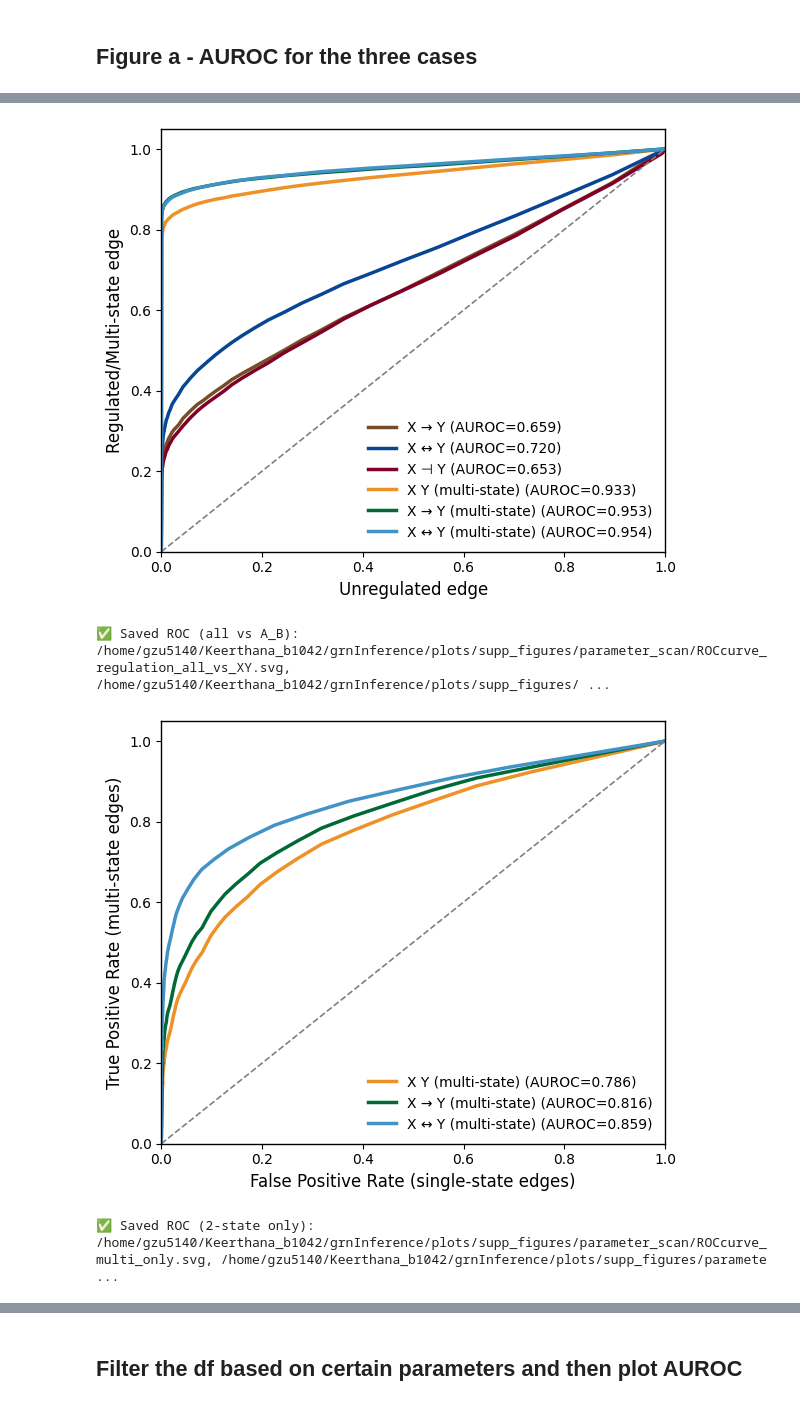
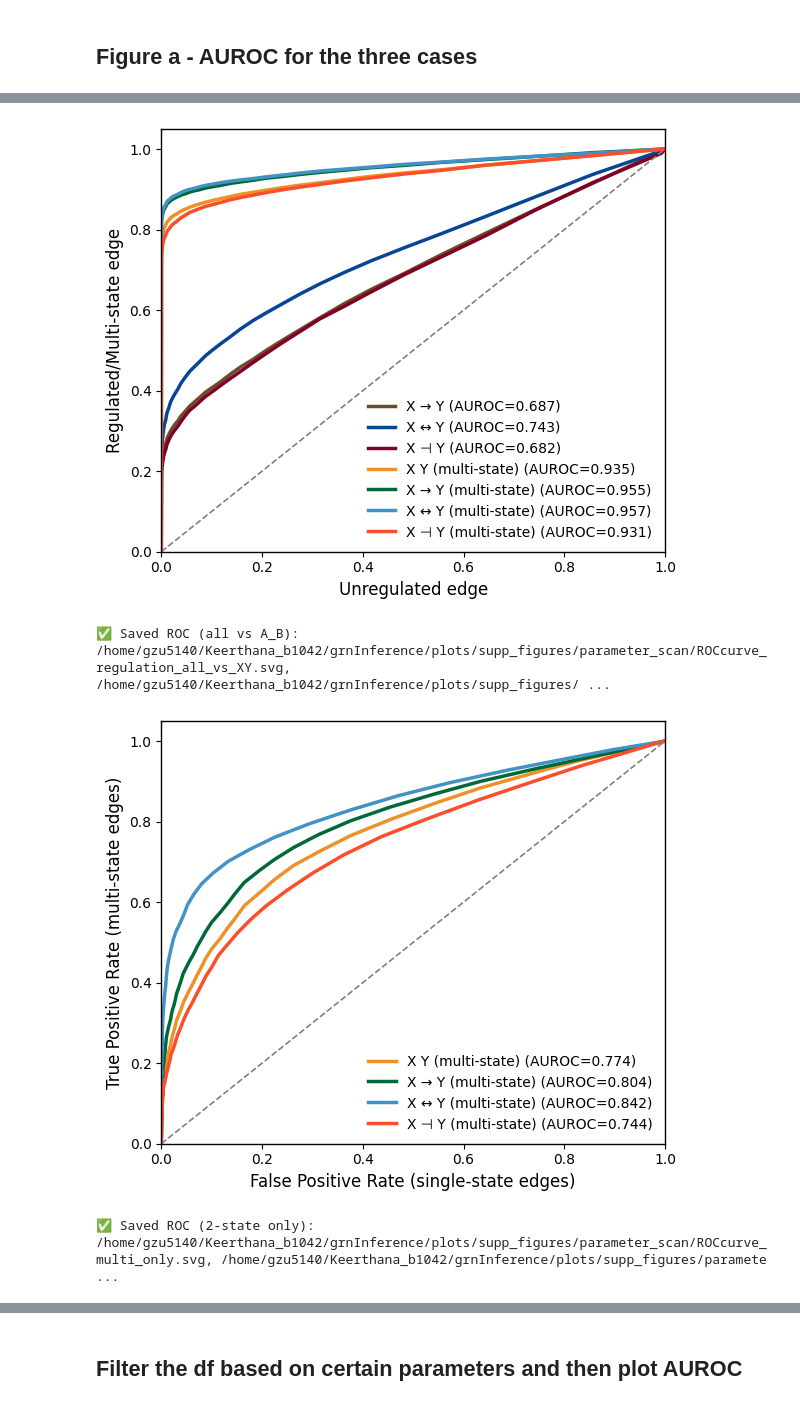
Before and after one commit to Keerthana910234/TwINFER, a Jupyter notebook: scripts_to_make_figures/parameter_scan.ipynb, the cells around one changed output, grey strips where cells are left out. Cells and saved outputs as stored; diff of their text form; code cells hidden in the pictures.

Commit message:
parameter_scan

```diff
--- a/scripts_to_make_figures/parameter_scan.ipynb
+++ b/scripts_to_make_figures/parameter_scan.ipynb
@@ -10,7 +10,7 @@ output_folder = "/home/gzu5140/Keerthana_b1042/grnInference/plot_data/parameter_
 # Path to main folder
 names = ["A_to_B", "A_B", "A_rep_B", "A_and_B"]
 for name in names:
-    path_to_main_folder = Path(f"/home/gzu5140/Keerthana_b1042/grnInference/analysisData/parameter_scan/{name}")
+    path_to_main_folder = Path(f"/home/gzu5140/Keerthana_b1042/grnInference/analysisData/parameter_scan_1_20/{name}")
 
     # Find all CSV files inside subfolders (recursive search)
     csv_files = list(path_to_main_folder.rglob("*.csv"))
@@ -50,7 +75,7 @@ from pathlib import Path
 # === PATHS ===
 base_path = Path("/home/gzu5140/Keerthana_b1042/grnInference")
 param_path = base_path / "simulation_data/parameter_scan_simulations/simulation_details"
-analysis_path = base_path / "analysisData/parameter_scan"
+analysis_path = base_path / "analysisData/parameter_scan_1_20"
 output_folder = base_path / "plot_data/parameter_scan"
 output_folder.mkdir(parents=True, exist_ok=True)
 
@@ -78,7 +103,7 @@ def split_param_index(series):
     return parts.applymap(lambda x: "_".join(str(x).split("_")[:2]) if pd.notna(x) else None)
 
 # === PROCESS EACH DATASET ===
-for name in ["A_to_B_2_states", "A_B_2_states", "A_and_B_2_states"]:
+for name in ["A_to_B_2_states", "A_B_2_states", "A_and_B_2_states", "A_rep_B_2_states"]:
     files = list((analysis_path / name).rglob("*.csv"))
     print(f"Found {len(files)} CSVs for {name}")
     if not files:
@@ -105,5 +146,6 @@ print("\nAll merges complete.")
 # %%
-import os
+
+folder = Path("/home/gzu5140/Keerthana_b1042/grnInference/plot_data/parameter_scan/")
 output_folder_plot = Path("/home/gzu5140/Keerthana_b1042/grnInference/plots/supp_figures/parameter_scan/")
 os.makedirs(output_folder_plot, exist_ok = True)
 # %%
@@ -905,6 +947,11 @@ def compute_roc(tp_frac, fp_frac):
     auroc = np.trapz(tpr, fpr)
     return fpr, tpr, auroc
 
+p_vals = np.logspace(-4, 0, 60)
+z_thresholds = np.arange(0, 51, 1)
+p_fixed = 0.01
+pval_col   = "pval_gene_gene_gene_1_mRNA_gene_2_mRNA_t1_t20"
+zscore_col = "zscore_twin_vs_random_gene_1_mRNA_gene_2_mRNA_t1"
 name_map = {
     "A_B": "X Y",
     "A_B_2_states": "X Y (multi-state)",
@@ -1000,6 +1047,13 @@ plt.rcParams.update({
     "axes.linewidth": 1.0,
     "axes.grid": False
 })
+
+fixed_colors = {
+    "A_B": "#bc0f58", "A_B_2_states": "#ee9127",
+    "A_to_B": "#6b4b2e", "A_to_B_2_states": "#006937",
+    "A_and_B": "#084594", "A_and_B_2_states": "#4292c6",
+    "A_rep_B": "#800026", "A_rep_B_2_states": "#fc4e2a"
+}
 
 # === Plot 1: All vs A_B (Single + Multi-state for regulation detection)
 plt.figure(figsize=(6, 5))
@@ -1016,36 +1070,36 @@ plt.legend(frameon=False, fontsize=10, loc="lower right")
 plt.tight_layout()
 
 save_all_svg = output_folder_plot / "ROCcurve_regulation_all_vs_XY.svg"
 save_all_png = output_folder_plot / "ROCcurve_regulation_all_vs_XY.png"
 plt.savefig(save_all_svg, dpi=600, bbox_inches="tight")
 plt.savefig(save_all_png, dpi=600, bbox_inches="tight")
 plt.show()
 print(f"✅ Saved ROC (all vs A_B): {save_all_svg}, {save_all_png}")
 
 # === Plot 2: Only multi-state (2_states vs corresponding single)
 plt.figure(figsize=(6, 5))
 for tp_name, fp_name, fpr, tpr, auroc in results_multi_only:
     label = f"{name_map.get(tp_name)} (AUROC={auroc:.3f})"
     plt.plot(fpr, tpr, "-", color=fixed_colors.get(tp_name, "black"), lw=2.5, label=label)
 plt.plot([0, 1], [0, 1], "--", color="gray", lw=1.2)
 plt.xlabel("False Positive Rate (single-state edges)", fontsize=12)
 plt.ylabel("True Positive Rate (multi-state edges)", fontsize=12)
 # plt.title("Multi-state identification", fontsize=13)
 plt.xlim(0, 1)
 plt.ylim(0, 1.05)
 plt.legend(frameon=False, fontsize=10, loc="lower right")
 plt.tight_layout()
 
 save_multi_svg = output_folder_plot / "ROCcurve_multi_only.svg"
 save_multi_png = output_folder_plot / "ROCcurve_multi_only.png"
 plt.savefig(save_multi_svg, dpi=600, bbox_inches="tight")
 plt.savefig(save_multi_png, dpi=600, bbox_inches="tight")
 plt.show()
 print(f"✅ Saved ROC (2-state only): {save_multi_svg}, {save_multi_png}")
 # %% [output]
-[figure, old version]
+[figure, new version]
 ✅ Saved ROC (all vs A_B): /home/gzu5140/Keerthana_b1042/grnInference/plots/supp_figures/parameter_scan/ROCcurve_regulation_all_vs_XY.svg, /home/gzu5140/Keerthana_b1042/grnInference/plots/supp_figures/ ...
-[figure, old version]
+[figure, new version]
 ✅ Saved ROC (2-state only): /home/gzu5140/Keerthana_b1042/grnInference/plots/supp_figures/parameter_scan/ROCcurve_multi_only.svg, /home/gzu5140/Keerthana_b1042/grnInference/plots/supp_figures/paramete ...
 # %%
 import pandas as pd
```
Also changed, not shown: parts of 8 cells of this notebook, 2 other files.
